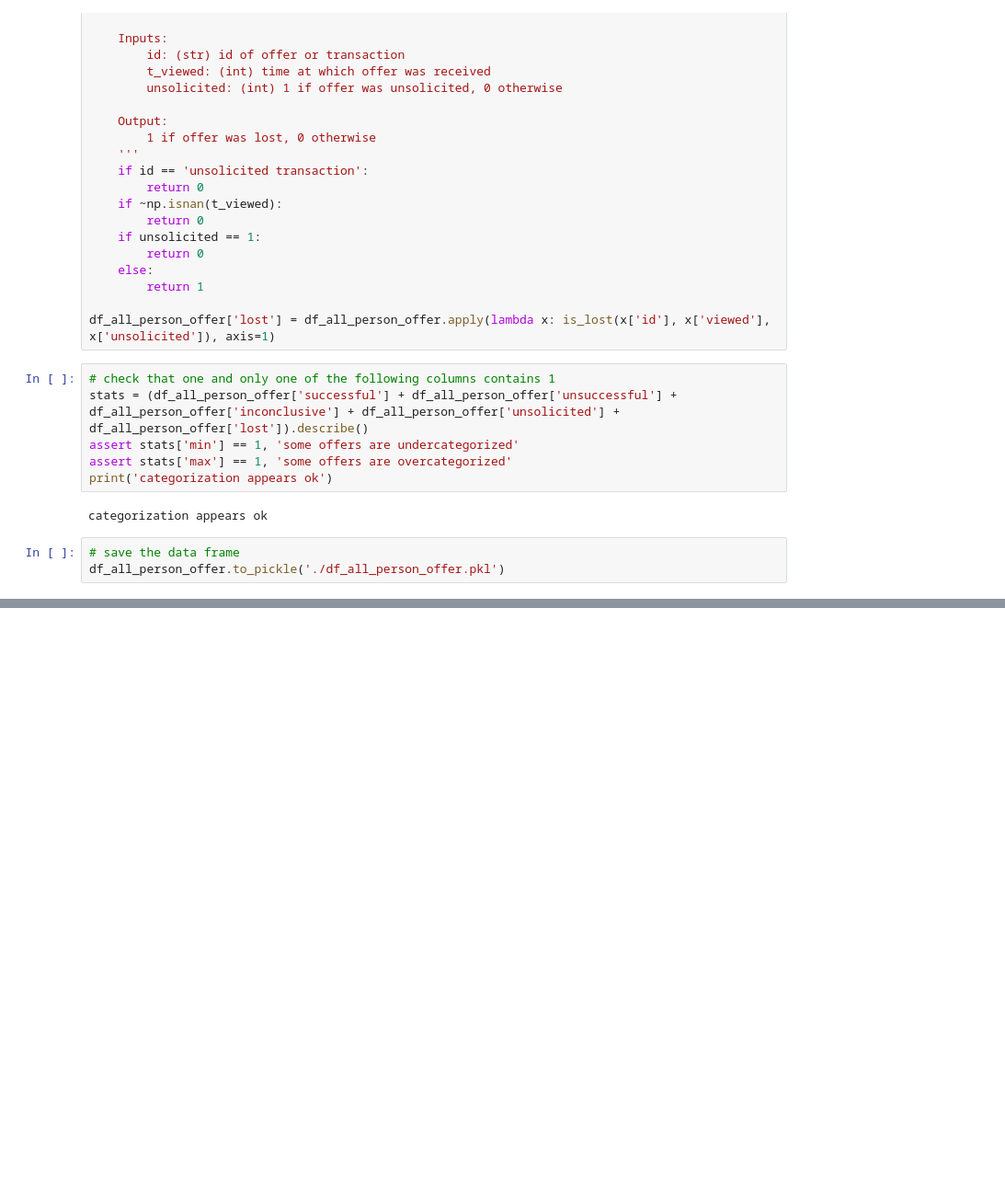
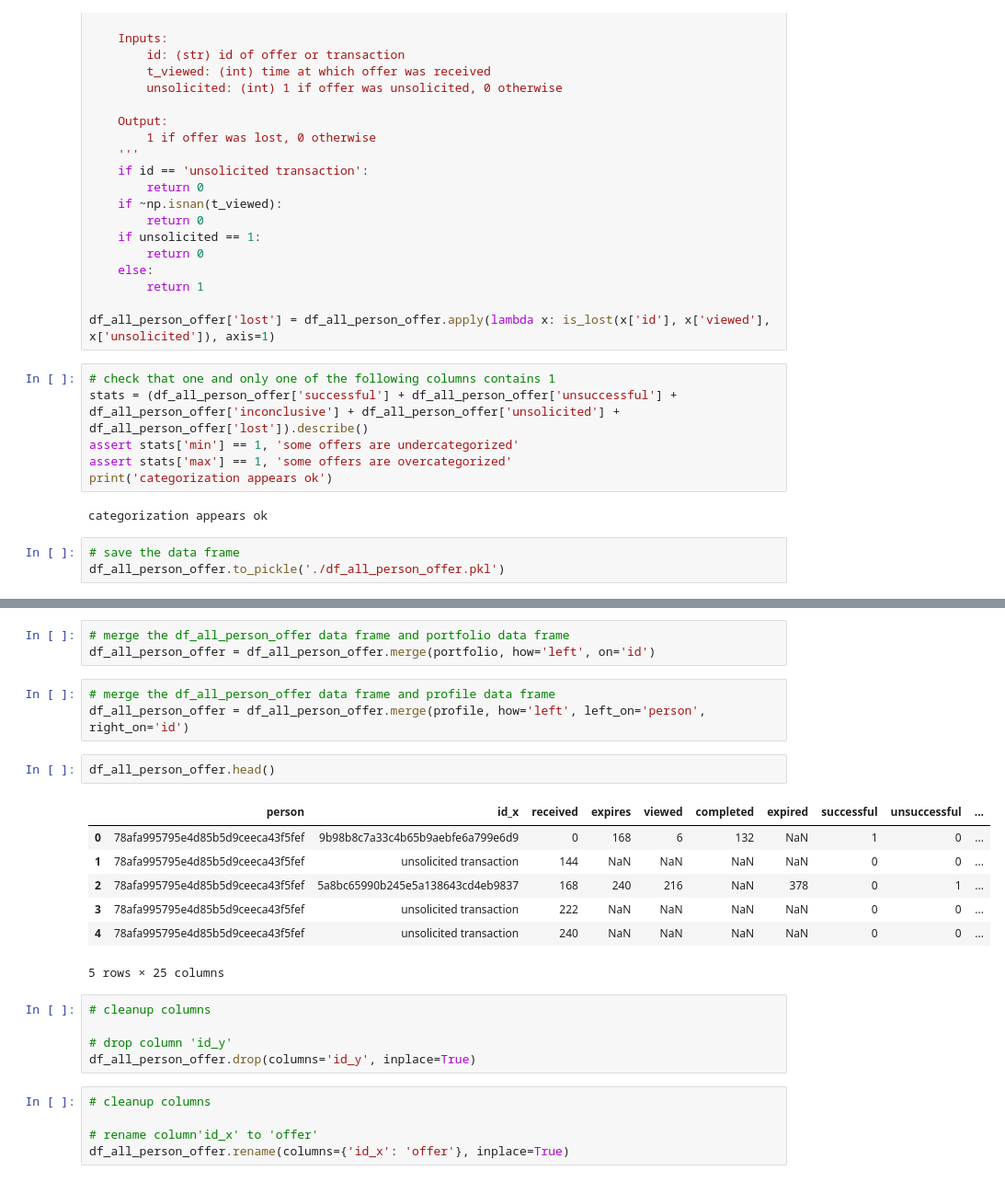
Before and after one commit to a1pat/Starbucks-Capstone, a Jupyter notebook: Starbucks_Capstone_notebook.ipynb, the cells around one changed output, grey strips where cells are left out. Shown at 92% size. Saved outputs shown, nothing was run; the diff lists cells and outputs as text; blank space fills up the shorter version.

```diff
--- a/Starbucks_Capstone_notebook.ipynb
+++ b/Starbucks_Capstone_notebook.ipynb
@@ -1557,0 +1574,26 @@ df_all_person_offer.to_pickle('./df_all_person_offer.pkl')
+# %%
+# merge the df_all_person_offer data frame and portfolio data frame
+df_all_person_offer = df_all_person_offer.merge(portfolio, how='left', on='id')
+# %%
+# merge the df_all_person_offer data frame and profile data frame
+df_all_person_offer = df_all_person_offer.merge(profile, how='left', left_on='person', right_on='id')
+# %%
+df_all_person_offer.head()
+# %% [output]
+|  | person | id_x | received | expires | viewed | completed | expired | successful | unsuccessful | ... |
+| 0 | 78afa995795e4d85b5d9ceeca43f5fef | 9b98b8c7a33c4b65b9aebfe6a799e6d9 | 0 | 168 | 6 | 132 | NaN | 1 | 0 | ... |
+| 1 | 78afa995795e4d85b5d9ceeca43f5fef | unsolicited transaction | 144 | NaN | NaN | NaN | NaN | 0 | 0 | ... |
+| 2 | 78afa995795e4d85b5d9ceeca43f5fef | 5a8bc65990b245e5a138643cd4eb9837 | 168 | 240 | 216 | NaN | 378 | 0 | 1 | ... |
+| 3 | 78afa995795e4d85b5d9ceeca43f5fef | unsolicited transaction | 222 | NaN | NaN | NaN | NaN | 0 | 0 | ... |
+| 4 | 78afa995795e4d85b5d9ceeca43f5fef | unsolicited transaction | 240 | NaN | NaN | NaN | NaN | 0 | 0 | ... |
+5 rows × 25 columns
+# %%
+# cleanup columns
+
+# drop column 'id_y'
+df_all_person_offer.drop(columns='id_y', inplace=True)
+# %%
+# cleanup columns
+
+# rename column'id_x' to 'offer'
+df_all_person_offer.rename(columns={'id_x': 'offer'}, inplace=True)
```
Also changed, not shown: parts of 4 cells of this notebook.
